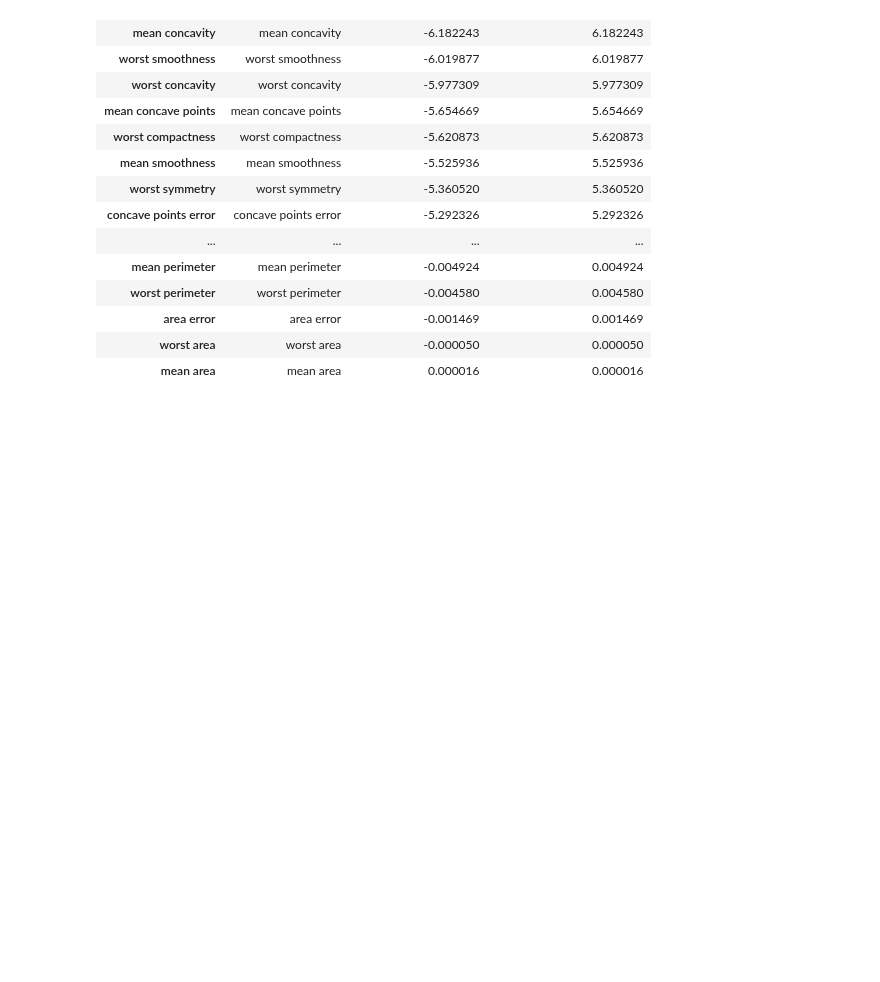
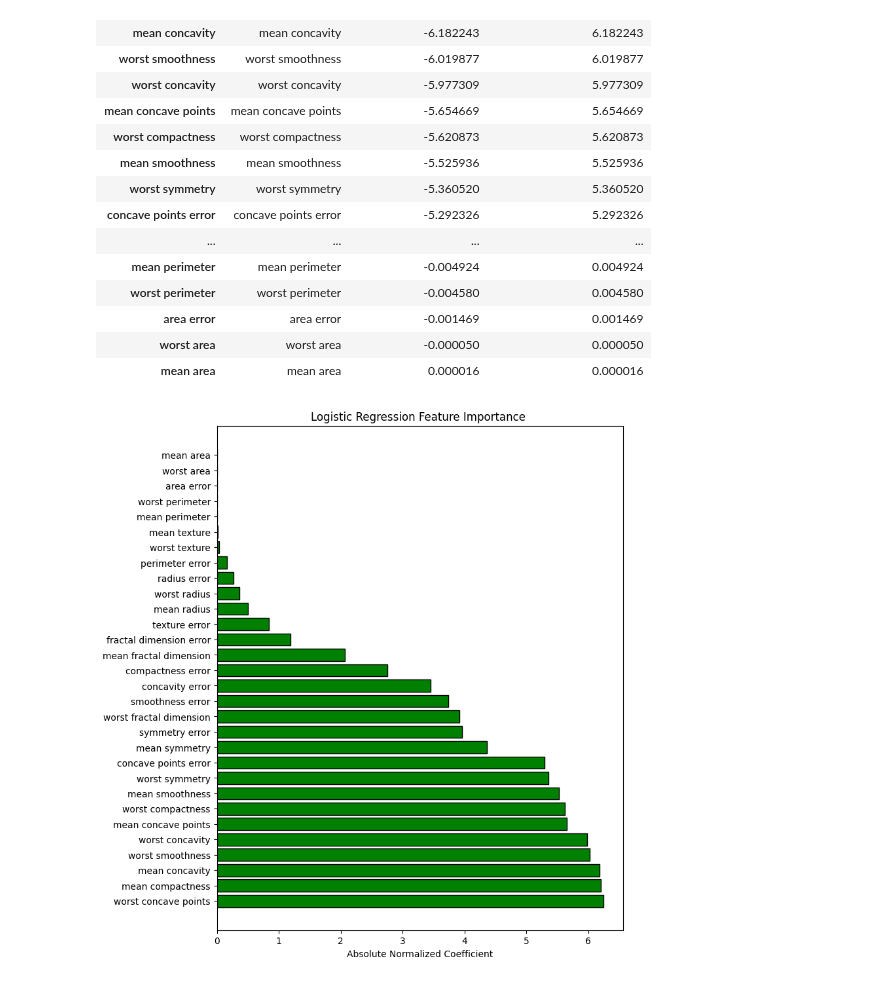
Before and after one commit to Spencer166/First, a Jupyter notebook: Student_MLE_MiniProject_Logistic_Regression.ipynb, the cells around one changed output. Cells and saved outputs as stored; diff of their text form; code cells hidden in the pictures; blank space fills up the shorter version.

```diff
--- a/Student_MLE_MiniProject_Logistic_Regression.ipynb
+++ b/Student_MLE_MiniProject_Logistic_Regression.ipynb
@@ -291,0 +294,14 @@ norm_coef_df
+# %%
+# Visualize feature importances
+
+plt.figure(figsize=(8, 10))
+plt.barh(norm_coef_df["Feature"], norm_coef_df["Abs_Normalized_Coefficient"],
+         color="green", edgecolor="black")
+
+plt.xlabel("Absolute Normalized Coefficient")
+plt.title("Logistic Regression Feature Importance ")
+plt.show()
+
+# The most important predictor of cancer in this dataset appears to be "worst concave points".
+# %% [output]
+[figure, added]
```
Also changed, not shown: parts of 3 cells of this notebook.
